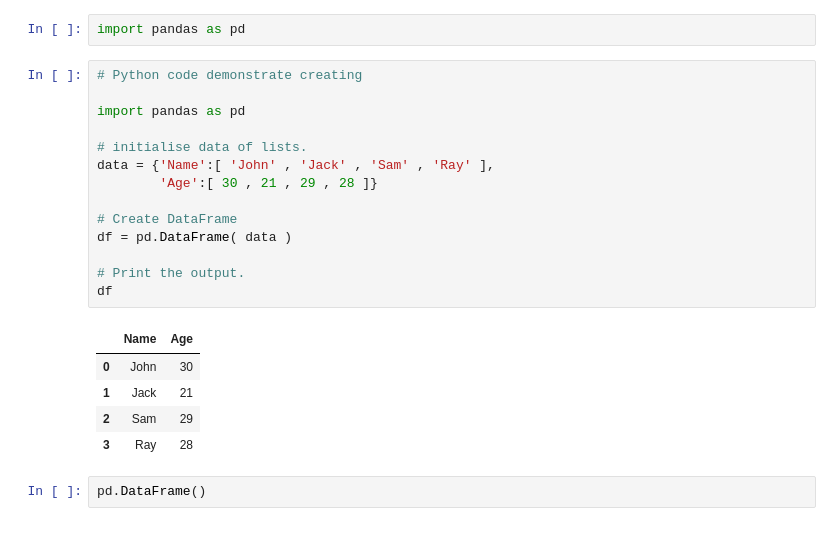
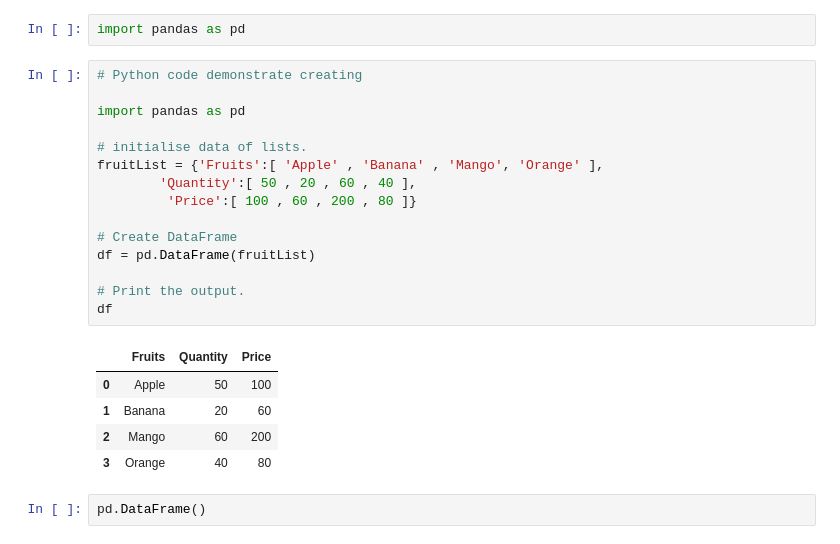
Before and after one commit to contactsandeepdash/datascience, a Jupyter notebook: pandas/01.pandas.ipynb, the cells around one changed output. Drawn from its saved outputs; the diff is of its cells as text.

```diff
--- a/pandas/01.pandas.ipynb
+++ b/pandas/01.pandas.ipynb
@@ -3,23 +3,24 @@ import pandas as pd
 # %%
 # Python code demonstrate creating
 
 import pandas as pd
 
 # initialise data of lists.
-data = {'Name':[ 'John' , 'Jack' , 'Sam' , 'Ray' ],
-		'Age':[ 30 , 21 , 29 , 28 ]}
+fruitList = {'Fruits':[ 'Apple' , 'Banana' , 'Mango', 'Orange' ],
+		'Quantity':[ 50 , 20 , 60 , 40 ],
+         'Price':[ 100 , 60 , 200 , 80 ]}
 
 # Create DataFrame
-df = pd.DataFrame( data )
+df = pd.DataFrame(fruitList)
 
 # Print the output.
 df
 # %% [output]
-|  | Name | Age |
-| 0 | John | 30 |
-| 1 | Jack | 21 |
-| 2 | Sam | 29 |
-| 3 | Ray | 28 |
+|  | Fruits | Quantity | Price |
+| 0 | Apple | 50 | 100 |
+| 1 | Banana | 20 | 60 |
+| 2 | Mango | 60 | 200 |
+| 3 | Orange | 40 | 80 |
 # %%
 pd.DataFrame()
 # %% [output]
```
Also changed, not shown: parts of 11 cells of this notebook, 8 other files.
